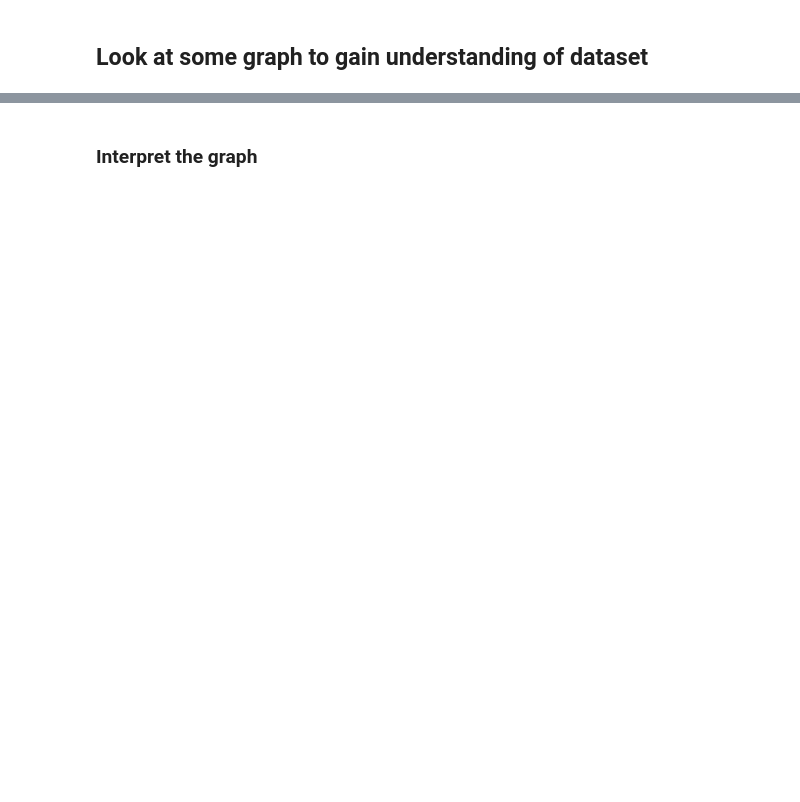
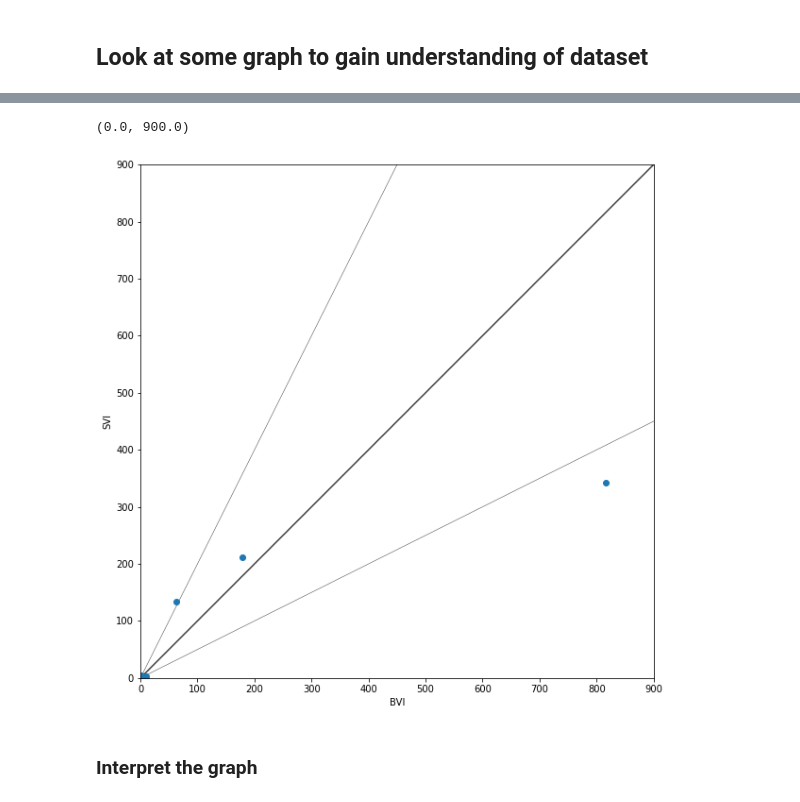
Before and after one commit to ga67vib/Algorithms-For-Stochastic-Games, a Jupyter notebook: visualizations/visualizations.ipynb, the cells around one changed output, grey strips where cells are left out. Cells and saved outputs as stored; diff of their text form; code cells hidden in the pictures; blank space fills up the shorter version.

```diff
--- a/visualizations/visualizations.ipynb
+++ b/visualizations/visualizations.ipynb
@@ -552,3 +631,27 @@ plt.show()
+# %%
+#Use scale that doubles itself (as in OVI paper)
+algo_on_x = "BVI"
+algo_on_y = "SVI"
+
+#Transform Data
+data_for_x = data[algo_on_x]
+data_for_y = data[algo_on_y]
+
+axis_limits = [0,PENTALY_FOR_NOT_FINISHING]
+
+fig, ax = plt.subplots(figsize=(10,10))
+ax.scatter(data[algo_on_x], data[algo_on_y])
+ax.plot(axis_limits, axis_limits, 'k-', alpha=0.75, zorder=0)
+ax.plot(list(map(lambda x : x * 2, axis_limits)), axis_limits, 'k-', alpha=0.75, zorder=0, linewidth = 0.5)
+ax.plot(list(map(lambda x : x / 2, axis_limits)), axis_limits, 'k-', alpha=0.75, zorder=0, linewidth = 0.5)
+ax.set_aspect('equal')
+ax.set_xlabel(algo_on_x)
+ax.set_ylabel(algo_on_y)
+ax.set_xlim(axis_limits)
+ax.set_ylim(axis_limits)
+# %% [output]
+(0.0, 900.0)
+[figure, added]
 # %% [markdown]
 ### Interpret the graph
 # %%
```
Also changed, not shown: parts of 20 cells of this notebook.
